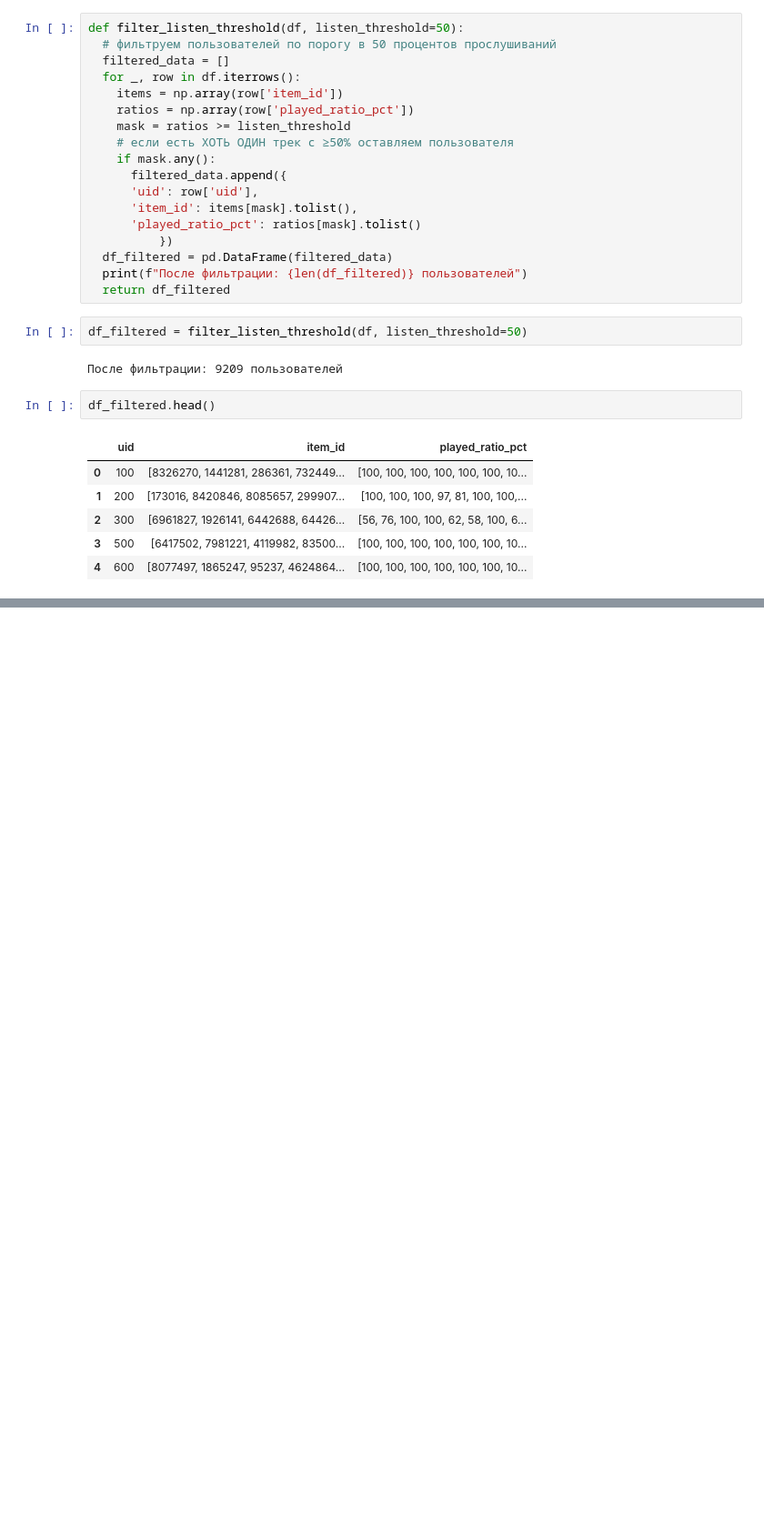
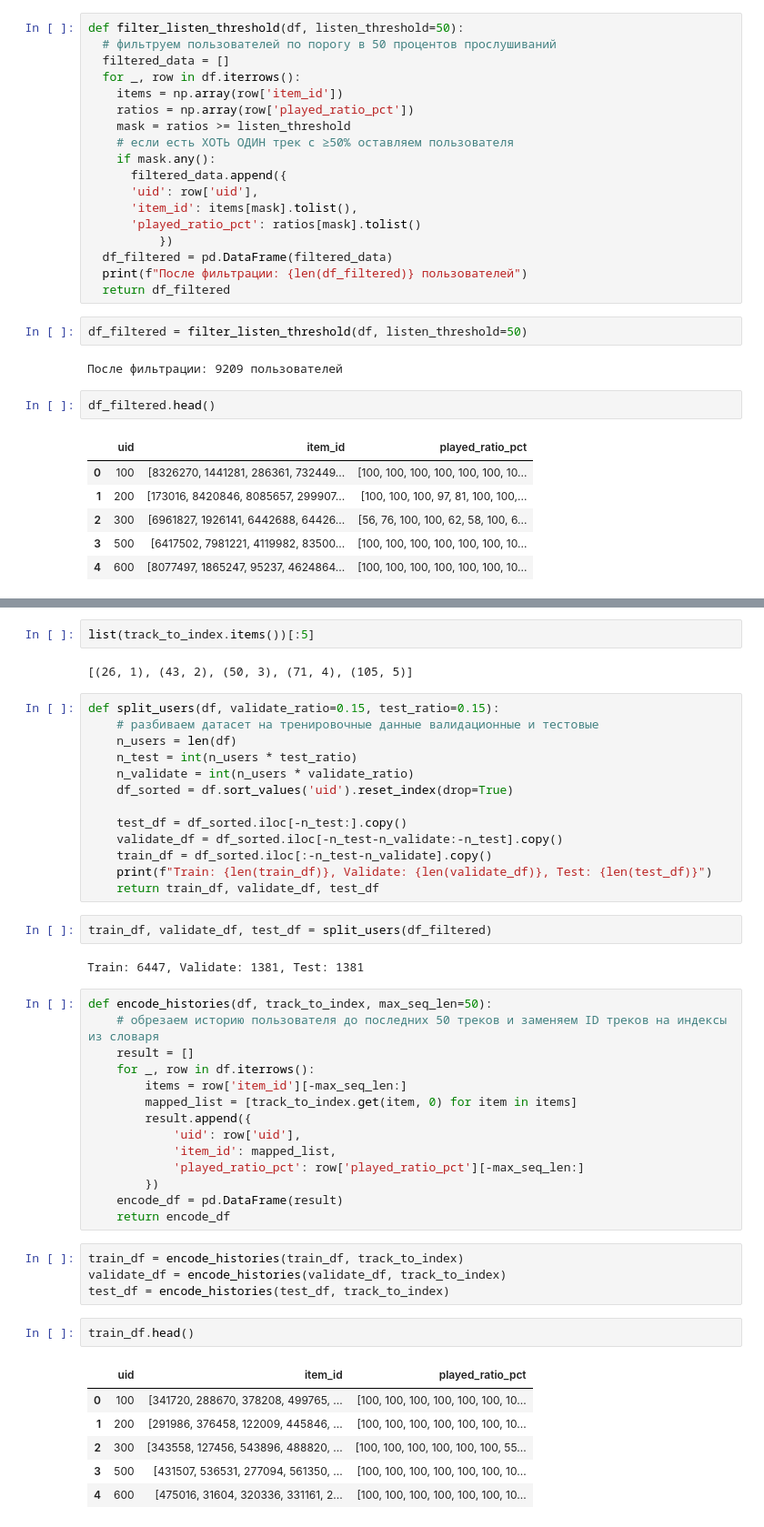
Before and after one commit to Katerina676/sasrec-ebs-recommender, a Jupyter notebook: data_preprocessing.ipynb, the cells around one changed output, grey strips where cells are left out. Shown at 91% size. Saved outputs shown, nothing was run; the diff lists cells and outputs as text; blank space fills up the shorter version.

Commit message:
продолжение предобработки,разделение датасета на тренировочный/валидационный/тестовый

```diff
--- a/data_preprocessing.ipynb
+++ b/data_preprocessing.ipynb
@@ -48,0 +62,48 @@ df_filtered.head()
+# %%
+list(track_to_index.items())[:5]
+# %% [output]
+[(26, 1), (43, 2), (50, 3), (71, 4), (105, 5)]
+# %%
+def split_users(df, validate_ratio=0.15, test_ratio=0.15):
+    # разбиваем датасет на тренировочные данные валидационные и тестовые
+    n_users = len(df)
+    n_test = int(n_users * test_ratio)
+    n_validate = int(n_users * validate_ratio)
+    df_sorted = df.sort_values('uid').reset_index(drop=True)
+
+    test_df = df_sorted.iloc[-n_test:].copy()
+    validate_df = df_sorted.iloc[-n_test-n_validate:-n_test].copy()
+    train_df = df_sorted.iloc[:-n_test-n_validate].copy()
+    print(f"Train: {len(train_df)}, Validate: {len(validate_df)}, Test: {len(test_df)}")
+    return train_df, validate_df, test_df
+# %%
+train_df, validate_df, test_df = split_users(df_filtered)
+# %% [output]
+Train: 6447, Validate: 1381, Test: 1381
+# %%
+def encode_histories(df, track_to_index, max_seq_len=50):
+    # обрезаем историю пользователя до последних 50 треков и заменяем ID треков на индексы из словаря
+    result = []
+    for _, row in df.iterrows():
+        items = row['item_id'][-max_seq_len:]
+        mapped_list = [track_to_index.get(item, 0) for item in items]
+        result.append({
+            'uid': row['uid'],
+            'item_id': mapped_list,
+            'played_ratio_pct': row['played_ratio_pct'][-max_seq_len:]
+        })
+    encode_df = pd.DataFrame(result)
+    return encode_df
+# %%
+train_df = encode_histories(train_df, track_to_index)
+validate_df = encode_histories(validate_df, track_to_index)
+test_df = encode_histories(test_df, track_to_index)
+# %%
+train_df.head()
+# %% [output]
+|  | uid | item_id | played_ratio_pct |
+| 0 | 100 | [341720, 288670, 378208, 499765, ... | [100, 100, 100, 100, 100, 100, 10... |
+| 1 | 200 | [291986, 376458, 122009, 445846, ... | [100, 100, 100, 100, 100, 100, 10... |
+| 2 | 300 | [343558, 127456, 543896, 488820, ... | [100, 100, 100, 100, 100, 100, 55... |
+| 3 | 500 | [431507, 536531, 277094, 561350, ... | [100, 100, 100, 100, 100, 100, 10... |
+| 4 | 600 | [475016, 31604, 320336, 331161, 2... | [100, 100, 100, 100, 100, 100, 10... |
```
Also changed, not shown: parts of 4 cells of this notebook.
